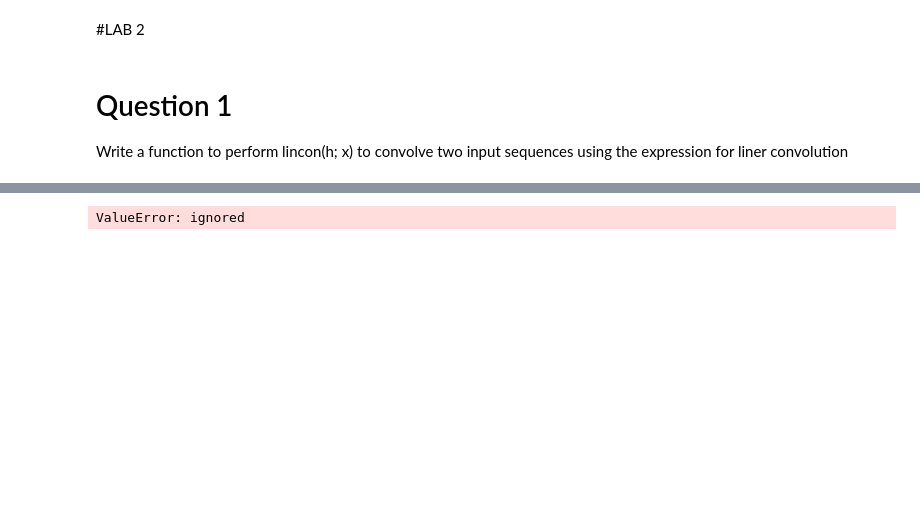
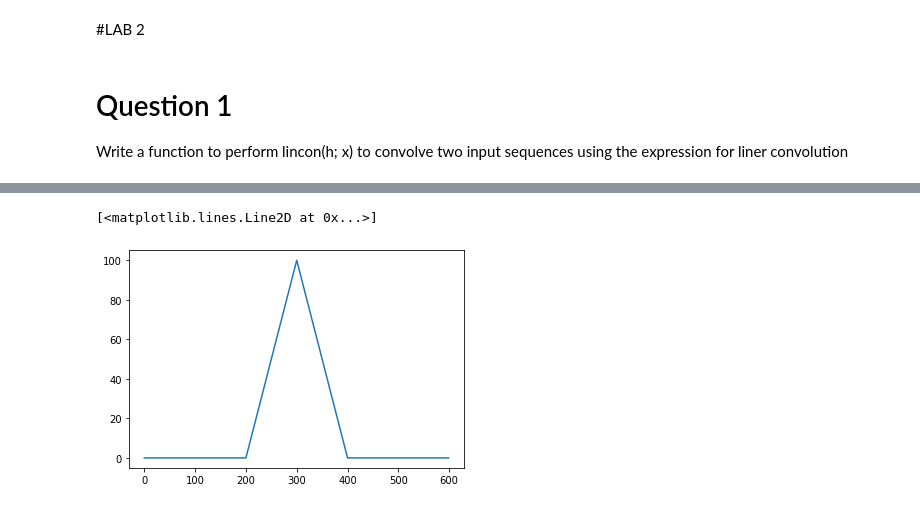
Before and after one commit to Bhavnicksm/dsp_lab_notebooks, a Jupyter notebook: EE333_Lab_2.ipynb, the cells around one changed output, grey strips where cells are left out. Saved outputs shown, nothing was run; the diff lists cells and outputs as text; code cells hidden in the pictures; blank space fills up the shorter version.

```diff
--- a/EE333_Lab_2.ipynb
+++ b/EE333_Lab_2.ipynb
@@ -38,10 +43,13 @@ plt.plot(lincon_1(h,x))
 # %%
 h = np.pad(np.ones(100),(100,100))
 x = np.pad(np.ones(100),(100,100))
 
 x_ = np.pad(x, (len(h),len(h)))
 z = np.zeros(len(h)+len(x))
-for t in range(len(h)):
-  z[t] = (h*x[t:len(h)+t]).sum()
+for t in range(len(x_)-len(h)):
+  z[t] = (h*x_[t:len(h)+t]).sum()
+
+plt.plot(z)
 # %% [output]
-ValueError: ignored
+[<matplotlib.lines.Line2D at 0x...>]
+[figure, added]
```
Also changed, not shown: parts of 3 cells of this notebook.
